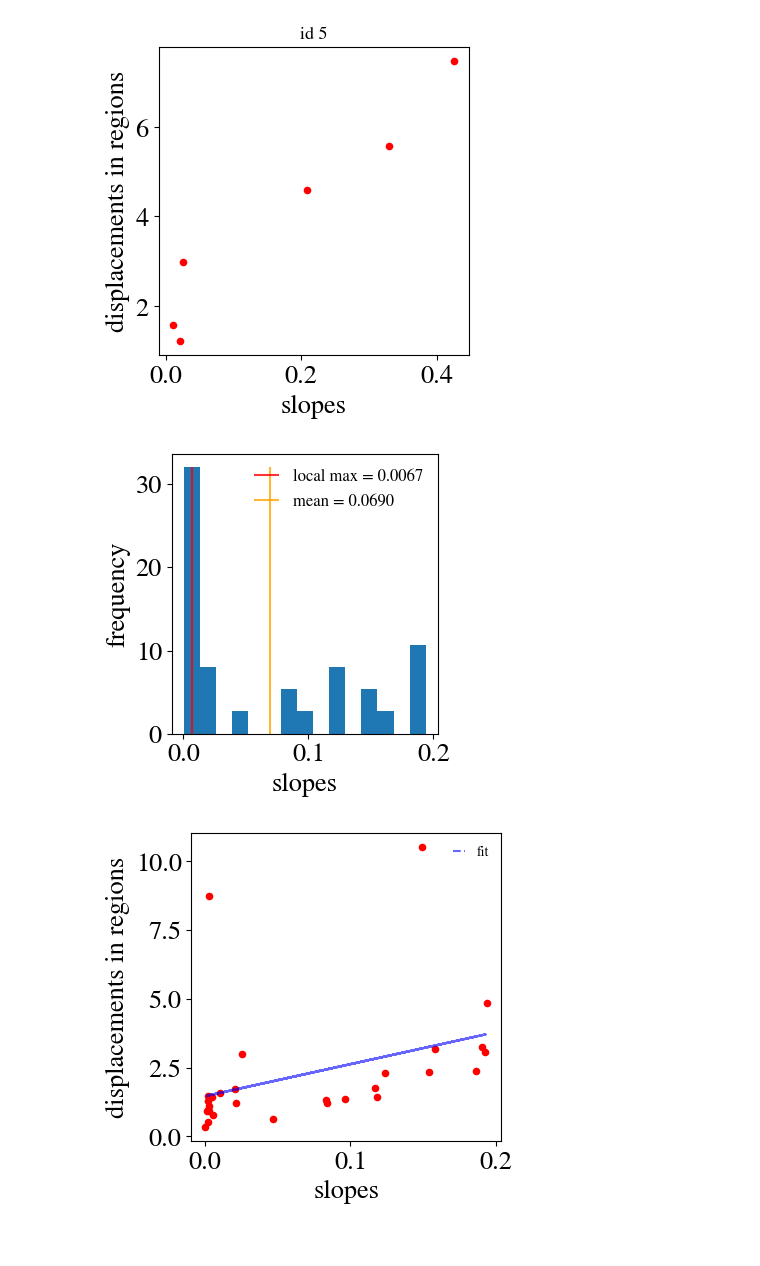
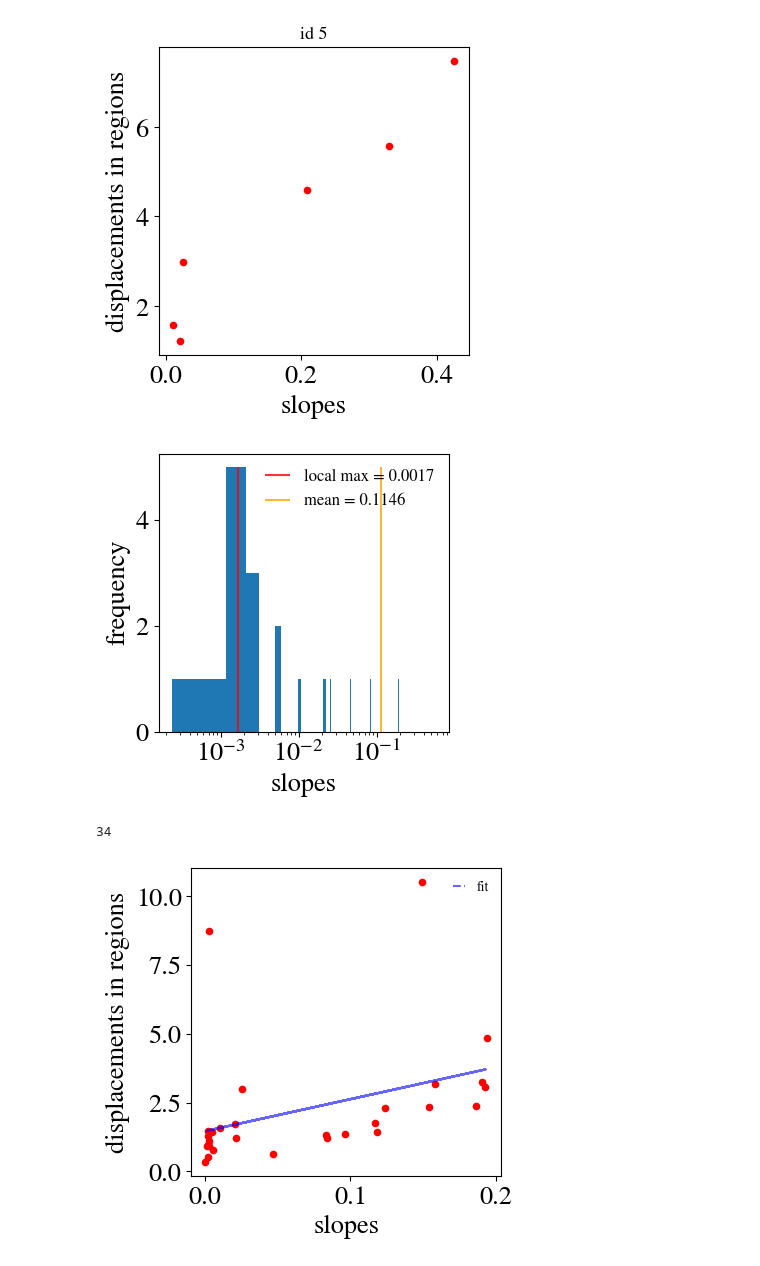
Before and after one commit to jannesantana/bacteria, a Jupyter notebook: smoothing_analysis.ipynb, the cells around one changed output. Saved outputs shown, nothing was run; the diff lists cells and outputs as text; code cells hidden in the pictures.

Commit message:
big groups still doing, smoothing analysis w plateau detec

```diff
--- a/smoothing_analysis.ipynb
+++ b/smoothing_analysis.ipynb
@@ -190,10 +190,10 @@ all_speeds_smooths = []
 all_speeds = []
 for id in computed_ids_isolated[:]:
     traj = dataframe_isolated[dataframe_isolated['Track ID']==id].sort_values('Frame')
-    # sd = compute_sd(traj)
+    sd = compute_sd(traj)
     x = traj['x (micron)'].values
     y = traj['y (micron)'].values
-    sd = np.diff(x)**2 + np.diff(y)**2
+    # sd = np.diff(x)**2 + np.diff(y)**2
     time = traj['t (sec)'].values
     speed = traj['speed'].values
     # sd_smooth = moving_average(sd,4)
@@ -216,8 +216,8 @@ for id in computed_ids_isolated[:]:
     # # plt.title(f'window = {window}',fontsize=14)
     plt.xlabel('time (s)')
     plt.subplot(1,2,2)
-    plt.plot(time[:-1],sd,'bo',label='sd')
-    plt.plot(time[:-1],sd_smooth,lw=1.5,color='red',label='moving avg sd')
+    plt.plot(time[:],sd,'bo',label='sd')
+    plt.plot(time[:],sd_smooth,lw=1.5,color='red',label='moving avg sd')
     plt.legend(fontsize=12,handlelength=0.9,frameon=False)
     plt.xlabel('time (s)')
     plt.show()
@@ -393,7 +474,7 @@ for id in computed_ids_isolated:
     traj = dataframe_isolated[dataframe_isolated['Track ID']==id].sort_values('Frame')
     obs = traj['Obs'].values[0]
     slopes_list,disp_in_regions=find_plateaus_runs(traj,id,obs,smooth=True,piecewise_linear=True)
-    mask = slopes_list <= 0.2
+    mask = slopes_list <= 1
 
     all_slopes_sd_isolated+=list(slopes_list[mask])
     all_disp_regions_isolated += list(disp_in_regions[mask])
@@ -413,21 +494,26 @@ for id in computed_ids_isolated:
 # %%
 data = np.abs(all_slopes_sd_isolated)
 # data = data[data <= 0.2]
 plt.figure(figsize=(4,4),layout='tight')
-f = plt.hist(data,bins=15,density=True)
+f = plt.hist(data,bins=600)
 freq,bins = f[0],f[1]
 bin_center = 0.5*(bins[1:] + bins[:-1])
 max_prob = max(freq)
 bin_max = bin_center[freq == max_prob][0]
 plt.vlines(bin_max,0,max(freq),lw = 1.5,color='red',alpha = 0.8,label = f'local max = {bin_max:.4f}')
 plt.vlines(np.mean(data),0,max(freq),lw = 1.5,color='orange',alpha = 0.8,label = f'mean = {np.mean(data):.4f}')
 plt.xlabel('slopes')
 plt.ylabel('frequency')
 plt.legend(fontsize=12,handlelength=1.5,frameon=False)
-# plt.semilogy()
+# plt.xlim(0,0.1)
+plt.semilogx()
 plt.show()
 # %% [output]
-[figure, old version]
+[figure, new version]
+# %%
+data.size
+# %% [output]
+34
 # %%
 plt.figure(figsize=(4,4))
 mask = data <= 0.2
```
Also changed, not shown: parts of 4 cells of this notebook, 2 other files.
